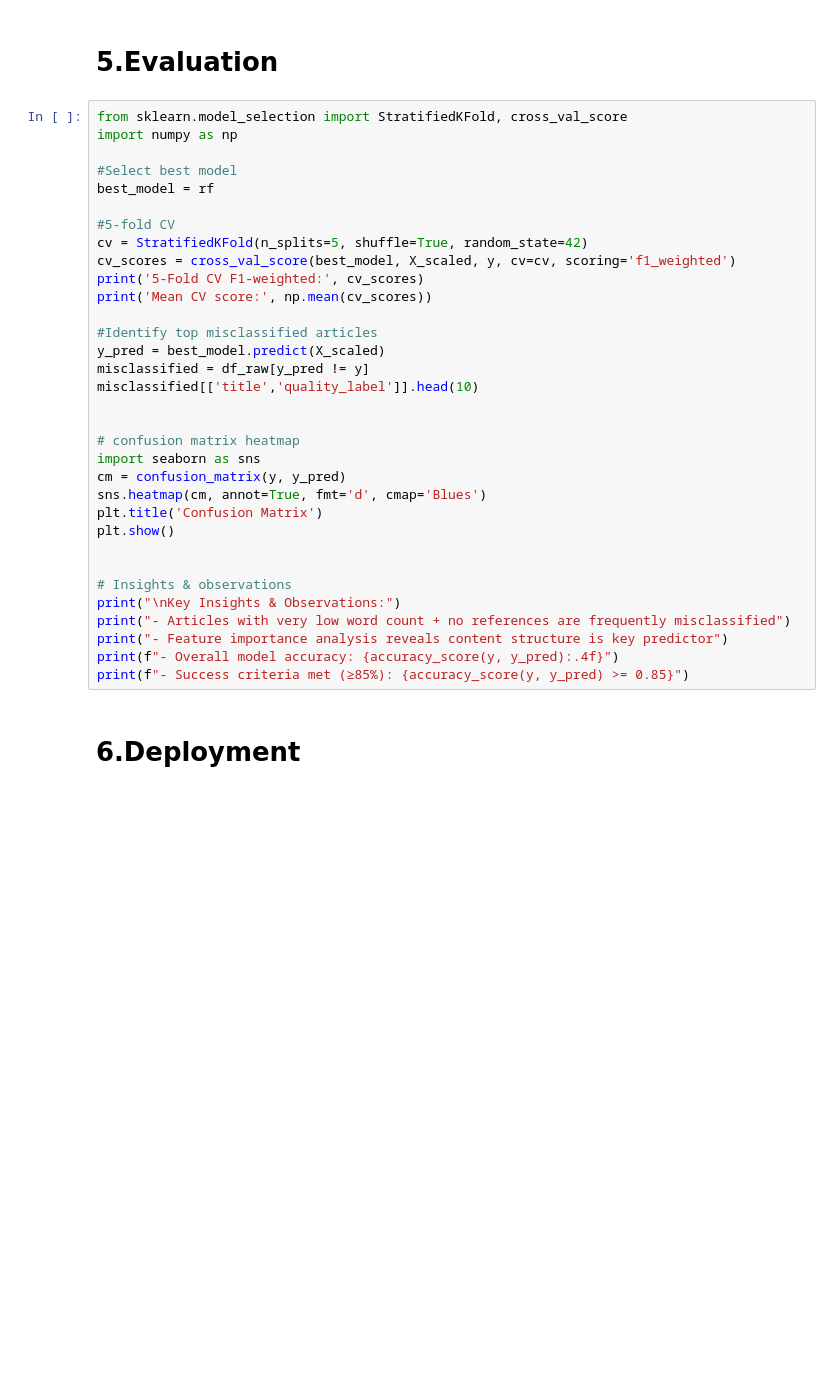
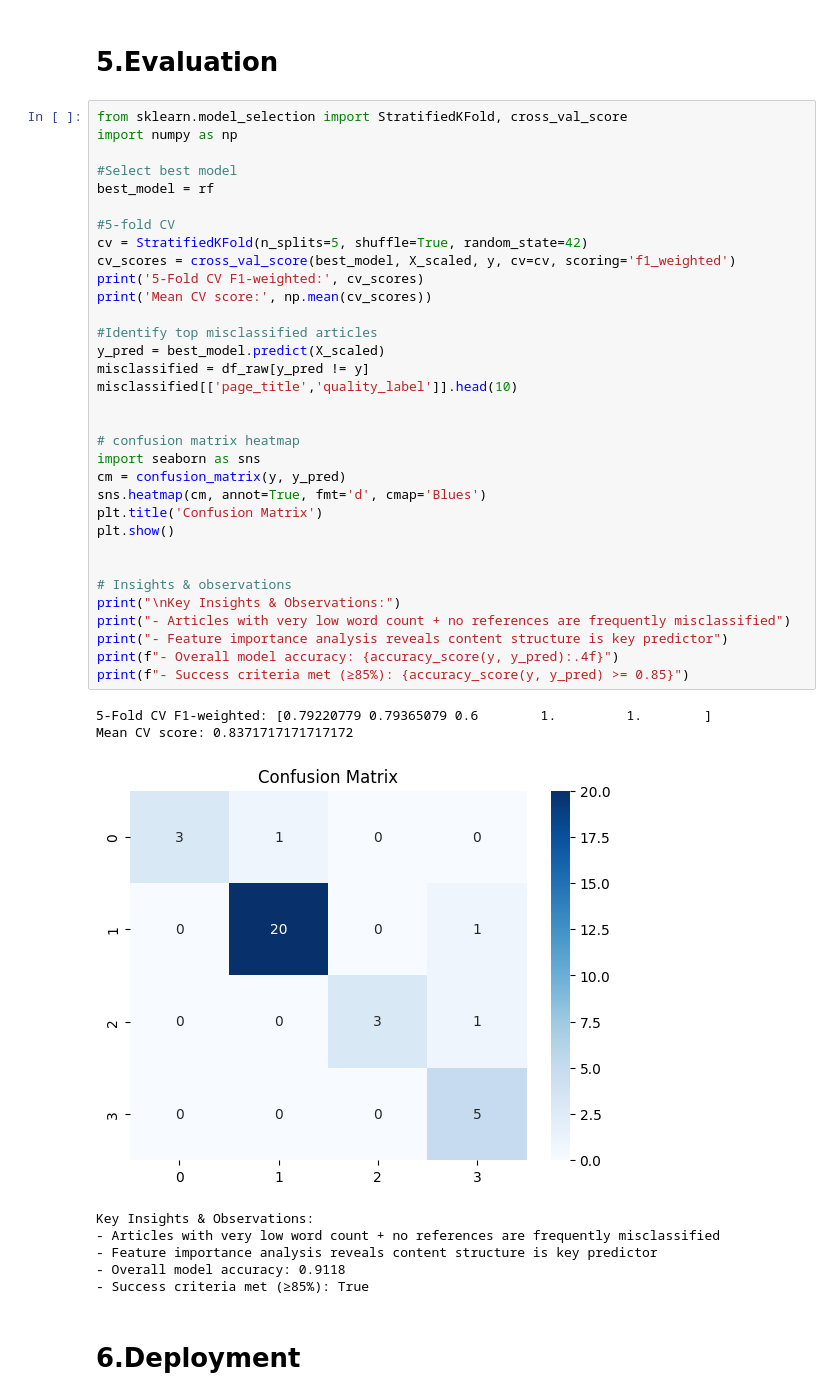
Before and after one commit to Akende1/code-unza25-csc4792-project_team_27-repository, a Jupyter notebook: code_unza25_csc4792_project_team_27_notebook.ipynb, the cells around one changed output. Saved outputs shown, nothing was run; the diff lists cells and outputs as text; blank space fills up the shorter version.

Commit message:
Updates to Model functionality.

```diff
--- a/code_unza25_csc4792_project_team_27_notebook.ipynb
+++ b/code_unza25_csc4792_project_team_27_notebook.ipynb
@@ -240,34 +306,43 @@ from sklearn.model_selection import StratifiedKFold, cross_val_score
 import numpy as np
 
 #Select best model
 best_model = rf
 
 #5-fold CV
 cv = StratifiedKFold(n_splits=5, shuffle=True, random_state=42)
 cv_scores = cross_val_score(best_model, X_scaled, y, cv=cv, scoring='f1_weighted')
 print('5-Fold CV F1-weighted:', cv_scores)
 print('Mean CV score:', np.mean(cv_scores))
 
 #Identify top misclassified articles
 y_pred = best_model.predict(X_scaled)
 misclassified = df_raw[y_pred != y]
-misclassified[['title','quality_label']].head(10)
+misclassified[['page_title','quality_label']].head(10)
 
 
 # confusion matrix heatmap
 import seaborn as sns
 cm = confusion_matrix(y, y_pred)
 sns.heatmap(cm, annot=True, fmt='d', cmap='Blues')
 plt.title('Confusion Matrix')
 plt.show()
 
 
 # Insights & observations
 print("\nKey Insights & Observations:")
 print("- Articles with very low word count + no references are frequently misclassified")
 print("- Feature importance analysis reveals content structure is key predictor")
 print(f"- Overall model accuracy: {accuracy_score(y, y_pred):.4f}")
 print(f"- Success criteria met (≥85%): {accuracy_score(y, y_pred) >= 0.85}")
+# %% [output]
+5-Fold CV F1-weighted: [0.79220779 0.79365079 0.6        1.         1.        ]
+Mean CV score: 0.8371717171717172
+[figure, added]
+Key Insights & Observations:
+- Articles with very low word count + no references are frequently misclassified
+- Feature importance analysis reveals content structure is key predictor
+- Overall model accuracy: 0.9118
+- Success criteria met (≥85%): True
 # %% [markdown]
 # 6.Deployment
 # %%
```
Also changed, not shown: parts of 5 cells of this notebook.
